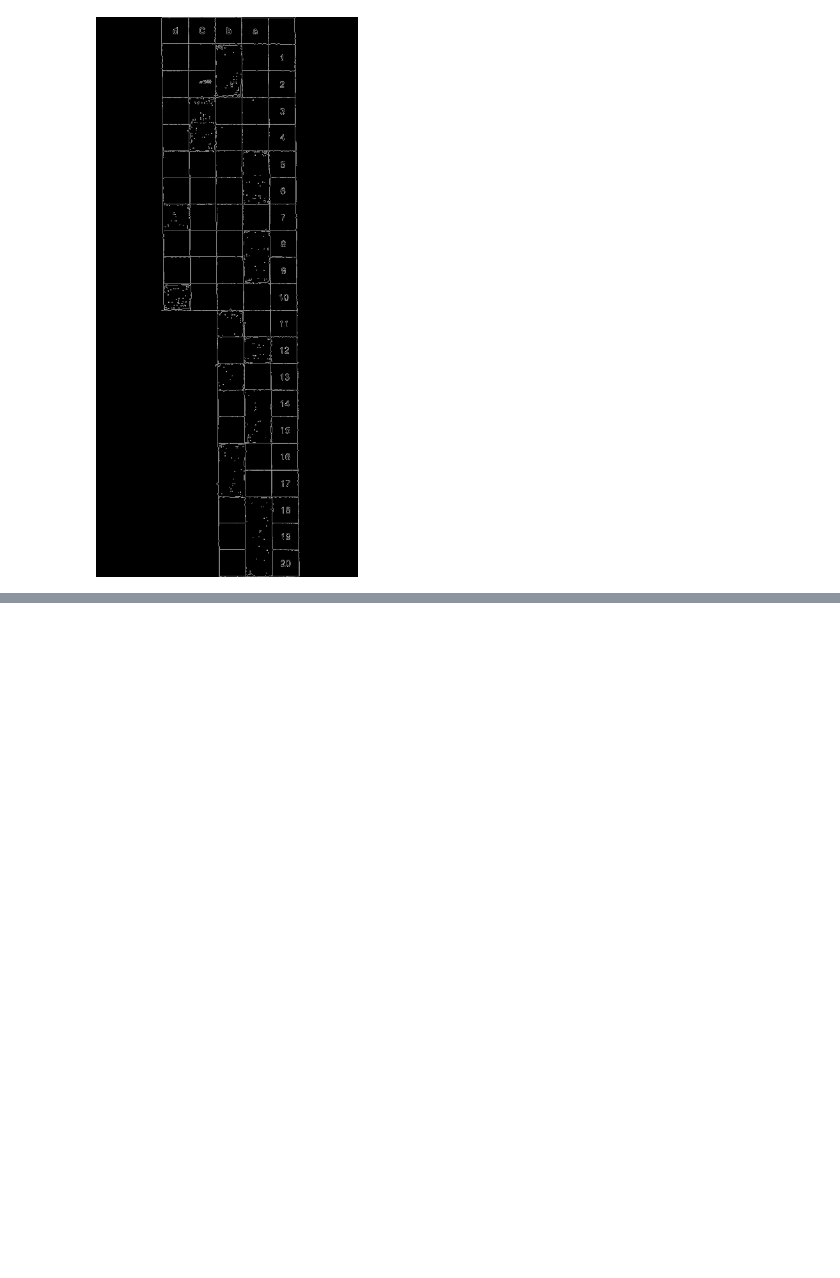
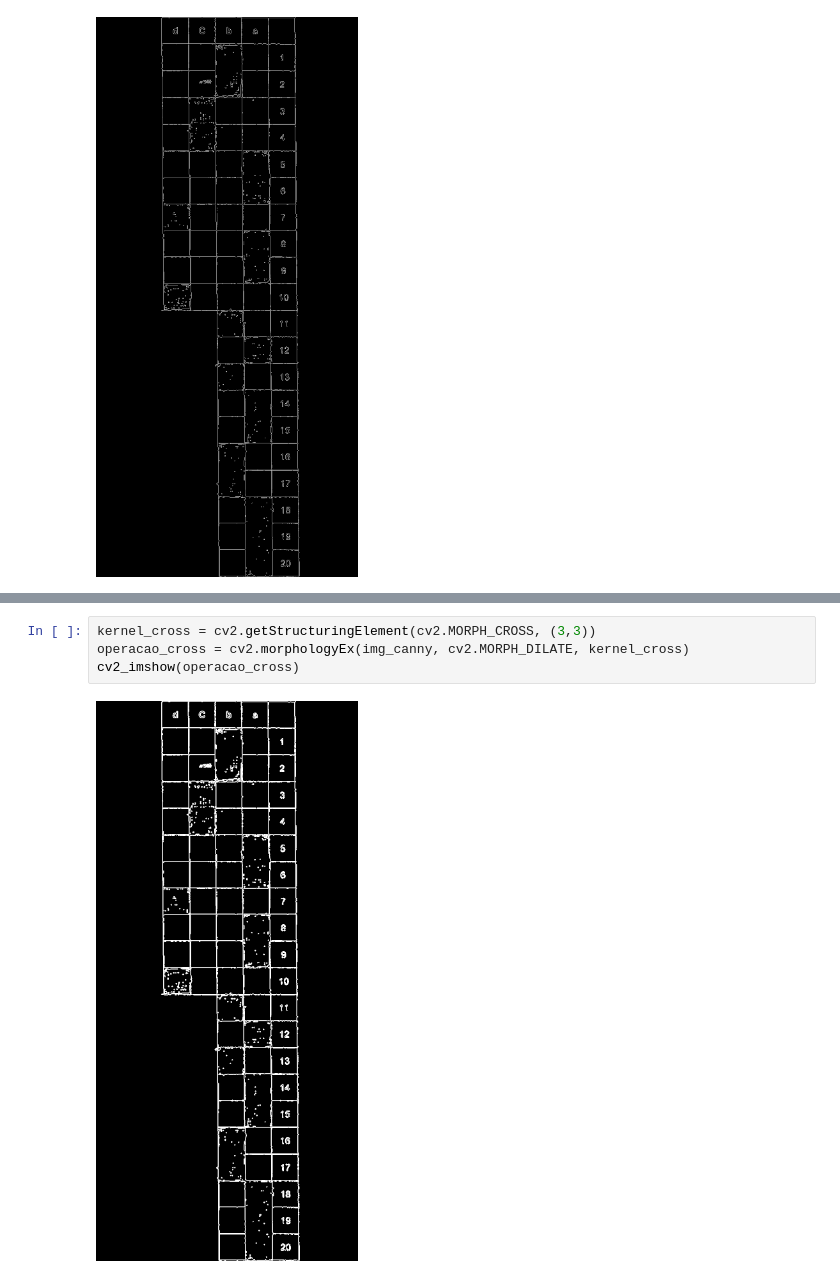
Before and after one commit to alura-cursos/Visao_computacional-OMR, a Jupyter notebook: correcao_prova.ipynb, the cells around one changed output, grey strips where cells are left out. Drawn from its saved outputs; the diff is of its cells as text; blank space fills up the shorter version.

```diff
--- a/correcao_prova.ipynb
+++ b/correcao_prova.ipynb
@@ -54,0 +61,6 @@ cv2_imshow(operacao_dilatar)
+# %%
+kernel_cross = cv2.getStructuringElement(cv2.MORPH_CROSS, (3,3))
+operacao_cross = cv2.morphologyEx(img_canny, cv2.MORPH_DILATE, kernel_cross)
+cv2_imshow(operacao_cross)
+# %% [output]
+[figure, added]
```
Also changed, not shown: parts of 2 cells of this notebook.
